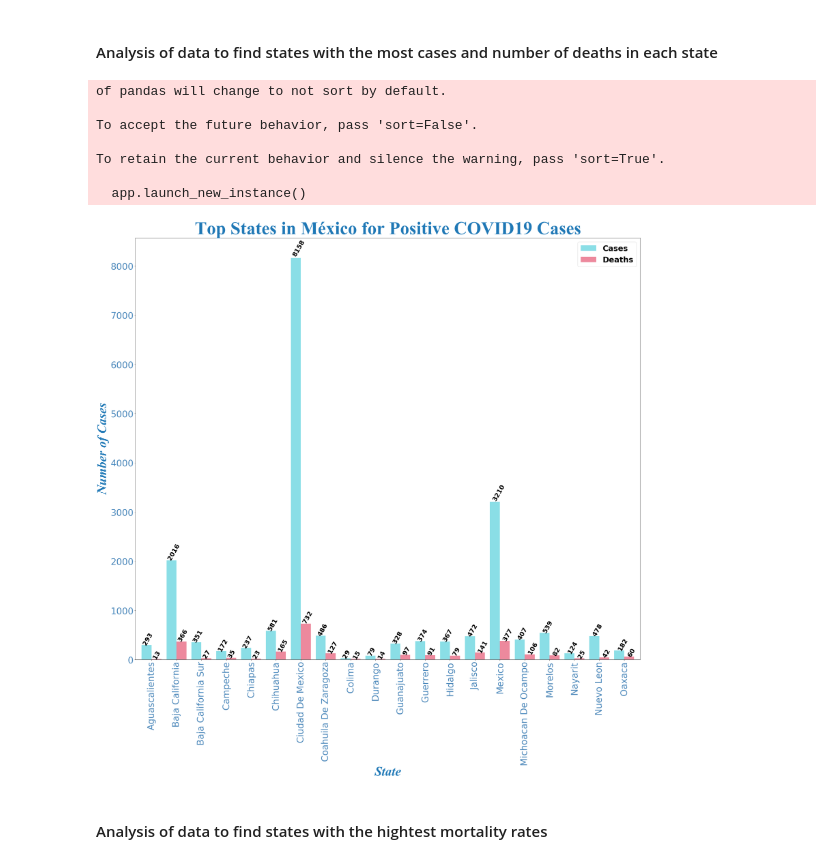
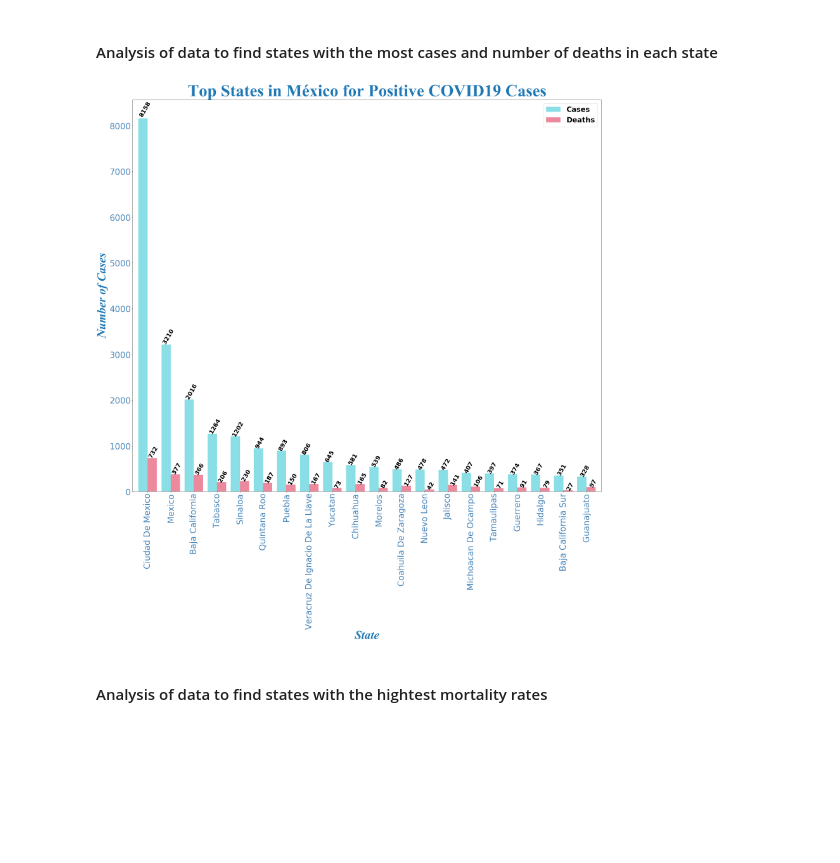
Before and after one commit to millennial-web/team-project-1-covid19-mx, a Jupyter notebook: Project MX COVID-19.ipynb, the cells around one changed output. Saved outputs shown, nothing was run; the diff lists cells and outputs as text; code cells hidden in the pictures; blank space fills up the shorter version.

```diff
--- a/Project MX COVID-19.ipynb
+++ b/Project MX COVID-19.ipynb
@@ -1649,44 +1649,38 @@ unique_hospitals_df.head()
 covid_positive_df = covid_df.loc[covid_df["RESULTADO"] == "Positivo SARS-CoV-2",:]
 covid_positive_df
 
 # Create new dataframe filtered for fatalities cases only
 covid_deaths_df = covid_df.loc[covid_df["FECHA_DEF"] != "9999-99-99",:]
 covid_deaths_df
 
 # Groupby state and get count of positive cases by state
 cases_by_state = covid_positive_df.groupby("ENTIDAD_UM")["ID_REGISTRO"].count().sort_values(ascending=False)
 
 # Groupby state and get count of deaths by state
 deaths_by_state = covid_deaths_df.groupby("ENTIDAD_UM")["ID_REGISTRO"].count().sort_values(ascending=False)
 
-# Concat grouped results into one dataframe
-case_to_death_by_state_df = pd.concat([cases_by_state, deaths_by_state], axis=1)
-case_to_death_by_state_df.columns = ["Cases","Deaths"]
+# Merge grouped results into one dataframe
+case_to_death_by_state_df = pd.merge(cases_by_state, deaths_by_state, on= "ENTIDAD_UM",how="outer")
+case_to_death_by_state_df = case_to_death_by_state_df.rename(columns={"ID_REGISTRO_x":"Cases","ID_REGISTRO_y":"Deaths"})
+case_to_death_by_state_df
 
 # Create a bar chart showing 20 top states for covid cases and number of deaths in each state
 colors=['tab:cyan','crimson']
 ax = case_to_death_by_state_df.head(20).plot.bar(rot=90,fontsize=12,color=colors,stacked=False, figsize=(35,30),width=0.8, alpha = 0.5)
 for p in ax.patches:
     ax.annotate(str(p.get_height()), (p.get_x() * 1.005, p.get_height() *1.005),rotation=60,fontweight='semibold',fontsize=25)
 
 plt.title(f"Top States in México for Positive COVID19 Cases",fontsize=70,color='tab:blue', family='Times New Roman')
 plt.xlabel("State",style='italic',color='tab:blue',family='Times New Roman',fontsize=50)
 plt.ylabel("Number of Cases",style='italic',color='tab:blue',family='Times New Roman',fontsize=50)
 plt.xticks(rotation = "vertical",color='steelblue',fontsize=35)
 plt.yticks(color='steelblue',fontsize=35)
 plt.legend(labels=['Cases', 'Deaths'],loc='upper right',prop={'size': 30,'weight':'bold'})
 
 plt.savefig("Results_visualizations/COVID19_bar_top_states_positive_cases.png")
 plt.show()
 # %% [output]
-of pandas will change to not sort by default.
-
-To accept the future behavior, pass 'sort=False'.
-
-To retain the current behavior and silence the warning, pass 'sort=True'.
-
-  app.launch_new_instance()
-[figure, old version]
+[figure, new version]
 # %% [markdown]
 #### Analysis of data to find states with the hightest mortality rates
 # %%
```
Also changed, not shown: parts of 3 cells of this notebook, 2 other files.
